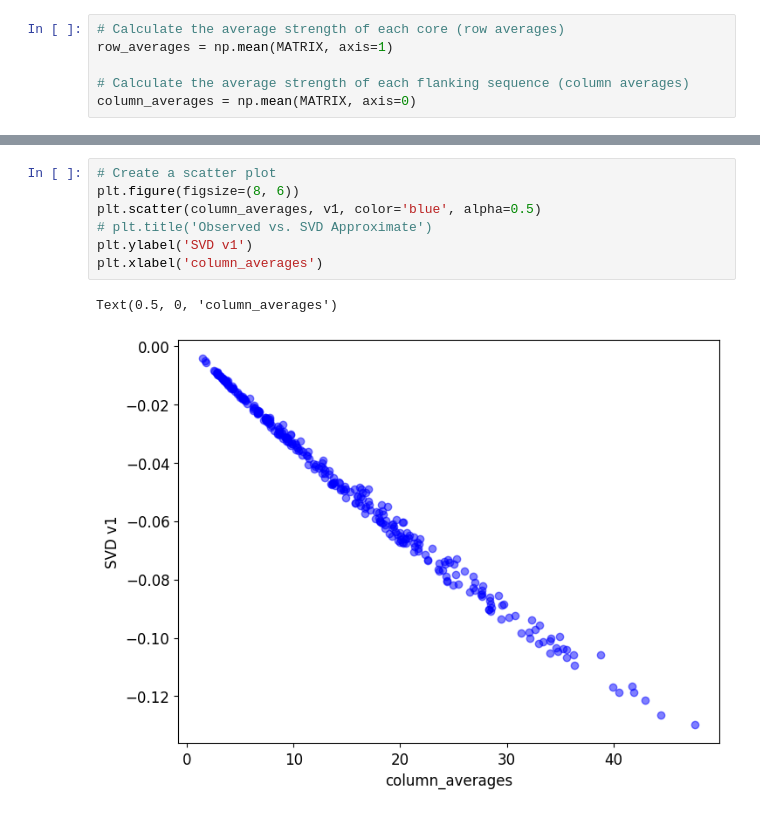
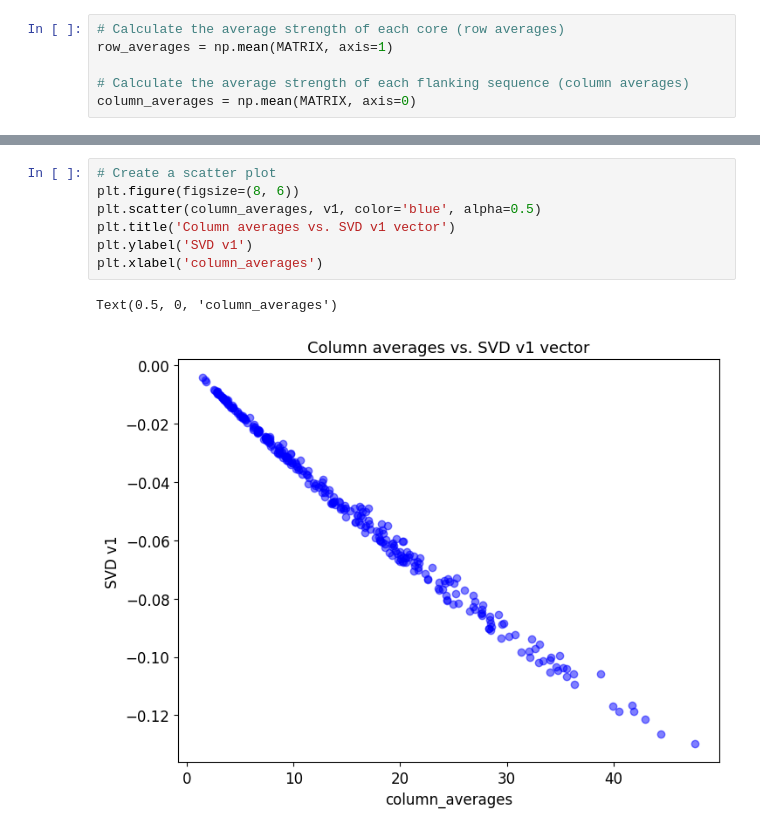
Before and after one commit to Fudenberg-Research-Group/akitaV2-analyses, a Jupyter notebook: experiments/virtual_insertion_flank_core_compatibility/analysis/analysis.ipynb, the cells around one changed output, grey strips where cells are left out. Cells and saved outputs as stored; diff of their text form.

```diff
--- a/experiments/virtual_insertion_flank_core_compatibility/analysis/analysis.ipynb
+++ b/experiments/virtual_insertion_flank_core_compatibility/analysis/analysis.ipynb
@@ -332,10 +312,10 @@ Text(0.5, 0, 'row_averages')
 # %%
 # Create a scatter plot
 plt.figure(figsize=(8, 6))
 plt.scatter(column_averages, v1, color='blue', alpha=0.5)
-# plt.title('Observed vs. SVD Approximate')
+plt.title('Column averages vs. SVD v1 vector')
 plt.ylabel('SVD v1')
 plt.xlabel('column_averages')
 # %% [output]
 Text(0.5, 0, 'column_averages')
-[figure, old version]
+[figure, new version]
```
Also changed, not shown: parts of 31 cells of this notebook, 4 other files.
